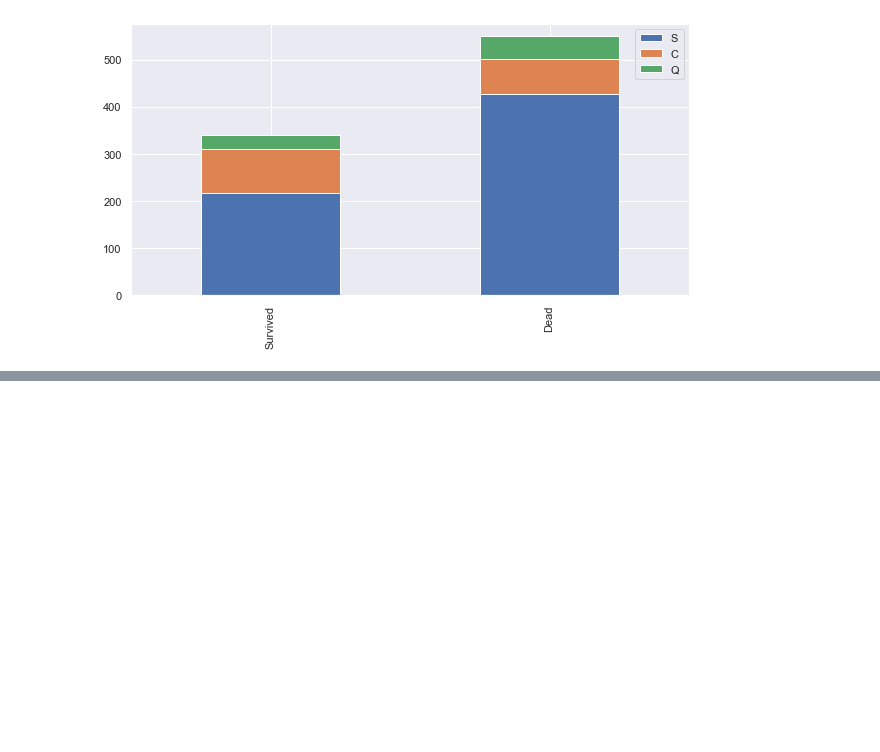
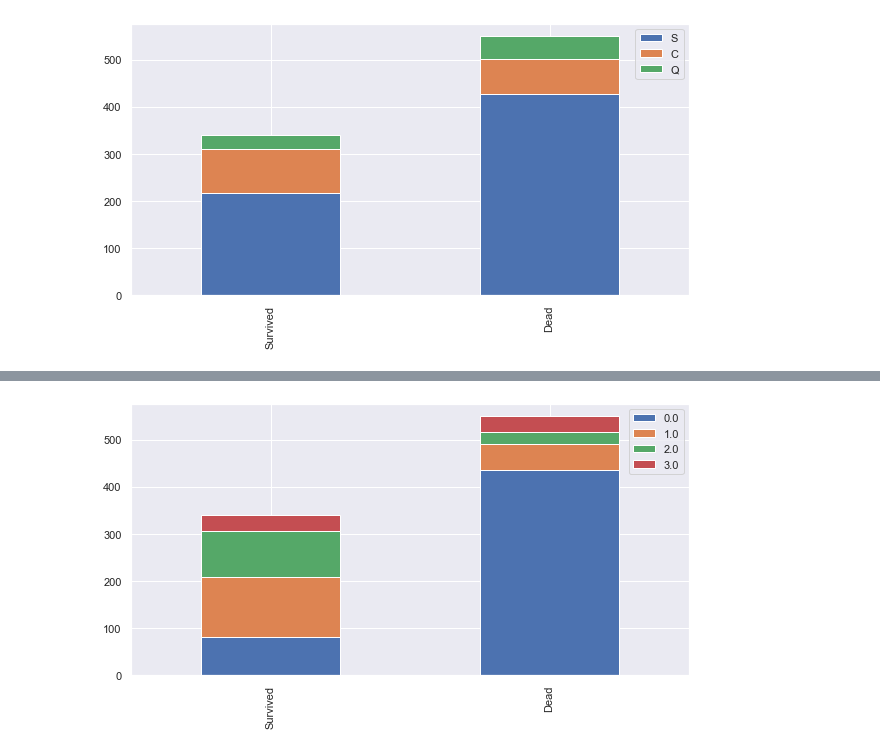
Before and after one commit to museongseo/Kaggle, a Jupyter notebook: Titanic _ Machine Learning from Disaster.ipynb, the cells around one changed output, grey strips where cells are left out. Cells and saved outputs as stored; diff of their text form; code cells hidden in the pictures; blank space fills up the shorter version.

```diff
--- a/Titanic _ Machine Learning from Disaster.ipynb
+++ b/Titanic _ Machine Learning from Disaster.ipynb
@@ -149,0 +219,4 @@ bar_chart('Embarked')
+# %%
+bar_chart('Title')
+# %% [output]
+[figure, added]
```
Also changed, not shown: parts of 44 cells of this notebook.
